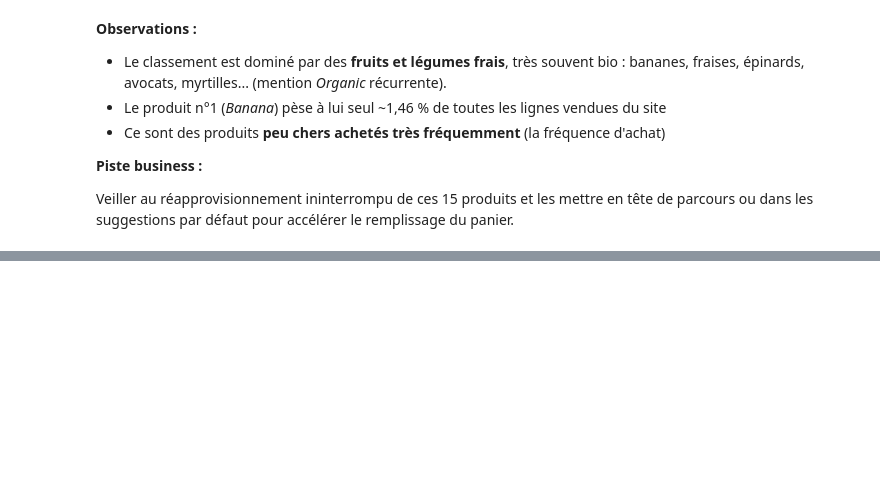
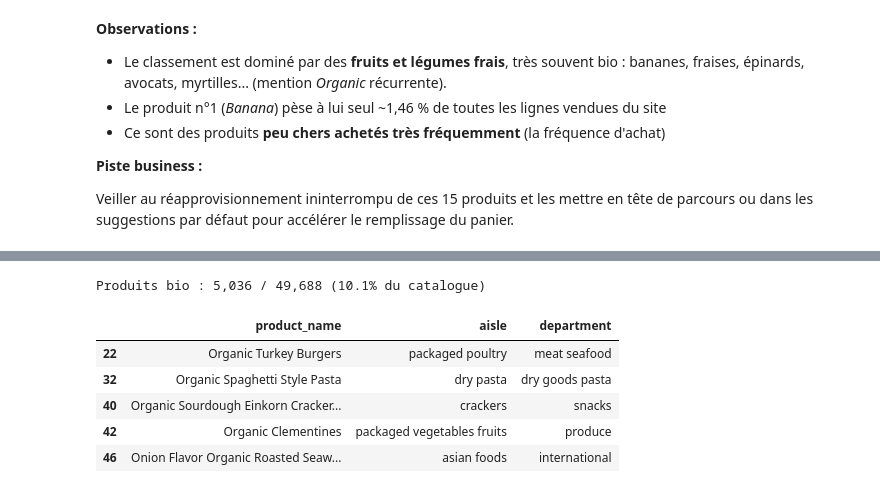
Before and after one commit to tranarivelo/joja-data-analysis, a Jupyter notebook: joja_analysis.ipynb, the cells around one changed output, grey strips where cells are left out. Drawn from its saved outputs; the diff is of its cells as text; code cells hidden in the pictures; blank space fills up the shorter version.

```diff
--- a/joja_analysis.ipynb
+++ b/joja_analysis.ipynb
@@ -484,0 +497,14 @@ Veiller au réapprovisionnement ininterrompu de ces 15 produits et les mettre en
+# %%
+produits["bio"] = produits["product_name"].str.contains("organic", case=False, na=False)
+
+nb_bio = produits["bio"].sum()
+print(f"Produits bio : {nb_bio:,} / {len(produits):,} ({nb_bio / len(produits):.1%} du catalogue)")
+produits.loc[produits["bio"], ["product_name", "aisle", "department"]].head()
+# %% [output]
+Produits bio : 5,036 / 49,688 (10.1% du catalogue)
+|  | product_name | aisle | department |
+| 22 | Organic Turkey Burgers | packaged poultry | meat seafood |
+| 32 | Organic Spaghetti Style Pasta | dry pasta | dry goods pasta |
+| 40 | Organic Sourdough Einkorn Cracker... | crackers | snacks |
+| 42 | Organic Clementines | packaged vegetables fruits | produce |
+| 46 | Onion Flavor Organic Roasted Seaw... | asian foods | international |
```
Also changed, not shown: parts of 8 cells of this notebook.
